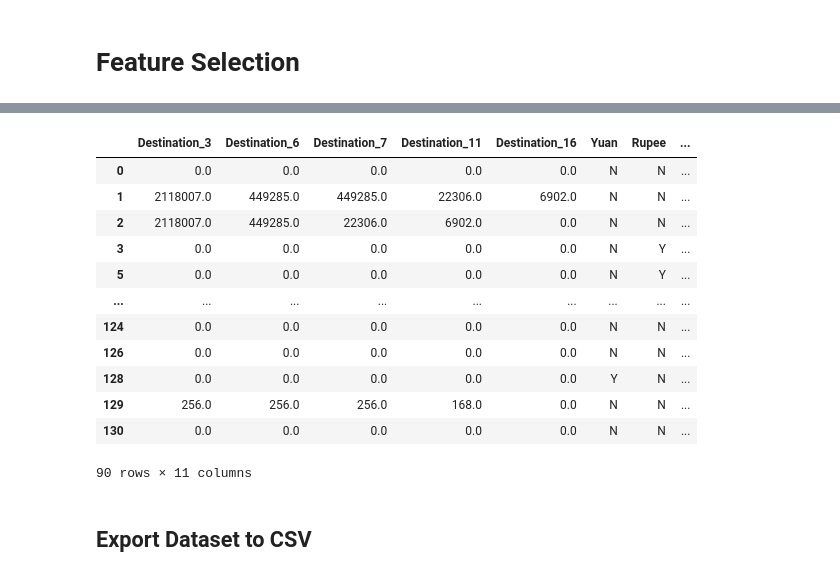
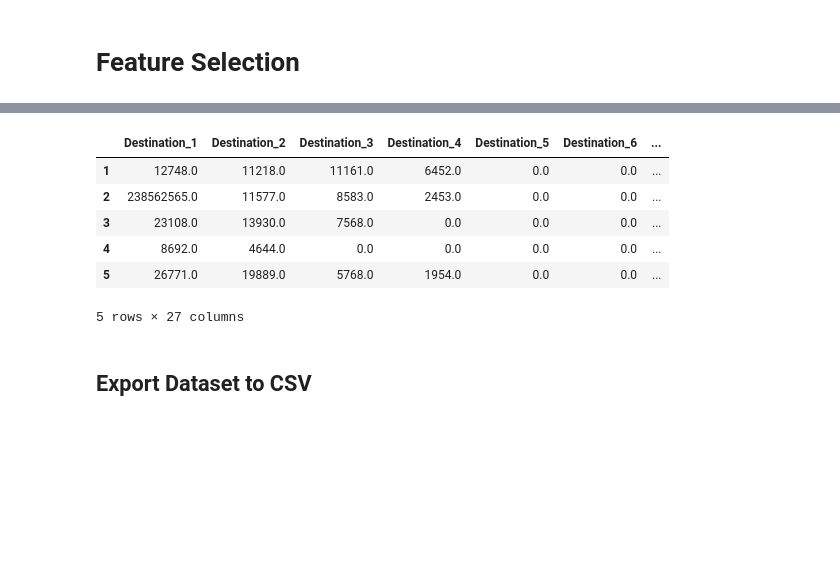
Before and after one commit to ahmabboud/difussion_bootcamp, a Jupyter notebook: deloitte_team/single_table_synthesis/tabsyn_aml_implementation_FS1.ipynb, the cells around one changed output, grey strips where cells are left out. Saved outputs shown, nothing was run; the diff lists cells and outputs as text; code cells hidden in the pictures; blank space fills up the shorter version.

```diff
--- a/deloitte_team/single_table_synthesis/tabsyn_aml_implementation_FS1.ipynb
+++ b/deloitte_team/single_table_synthesis/tabsyn_aml_implementation_FS1.ipynb
@@ -79,7 +82,7 @@ from scripts.process_dataset import process_data
 # %%
 import pandas as pd
 
-df = pd.read_csv('/h/ws_aabboud/diffusion_model_bootcamp/deloitte_team/single_table_synthesis/data/raw_data/IBM_AML_FeatureEngineered_FS1/flattened_sample.csv')
+df = pd.read_csv('data/raw_data/IBM_AML_FeatureEngineered_FS1_raw.csv')
 df=df.dropna()
 # Ignore the The Patern ID and The Source columns
 df=df.iloc[::,2::]
@@ -115,5 +117,0 @@ memory usage: 26.7+ KB
-# %%
-# For Test purpose
-df["Is_FanOut"]=np.random.choice(['Y', 'N'], size=len(df))
-
-df.head(5)
@@ -244,20 +223,16 @@ Important columns: ['Destination_3', 'Destination_6', 'Destination_7', 'Destinat
 # %%
 # Select only important columns
-# df= df[important_cols + ['Is_FanOut']]
+df= df[important_cols + ['Is_FanOut']]
-# %% [output]
-|  | Destination_3 | Destination_6 | Destination_7 | Destination_11 | Destination_16 | Yuan | Rupee | ... |
-| 0 | 0.0 | 0.0 | 0.0 | 0.0 | 0.0 | N | N | ... |
-| 1 | 2118007.0 | 449285.0 | 449285.0 | 22306.0 | 6902.0 | N | N | ... |
-| 2 | 2118007.0 | 449285.0 | 22306.0 | 6902.0 | 0.0 | N | N | ... |
-| 3 | 0.0 | 0.0 | 0.0 | 0.0 | 0.0 | N | Y | ... |
-| 5 | 0.0 | 0.0 | 0.0 | 0.0 | 0.0 | N | Y | ... |
-| ... | ... | ... | ... | ... | ... | ... | ... | ... |
-| 124 | 0.0 | 0.0 | 0.0 | 0.0 | 0.0 | N | N | ... |
-| 126 | 0.0 | 0.0 | 0.0 | 0.0 | 0.0 | N | N | ... |
-| 128 | 0.0 | 0.0 | 0.0 | 0.0 | 0.0 | Y | N | ... |
-| 129 | 256.0 | 256.0 | 256.0 | 168.0 | 0.0 | N | N | ... |
-| 130 | 0.0 | 0.0 | 0.0 | 0.0 | 0.0 | N | N | ... |
-90 rows × 11 columns
+# %%
+df.head()
+# %% [output]
+|  | Destination_1 | Destination_2 | Destination_3 | Destination_4 | Destination_5 | Destination_6 | ... |
+| 1 | 12748.0 | 11218.0 | 11161.0 | 6452.0 | 0.0 | 0.0 | ... |
+| 2 | 238562565.0 | 11577.0 | 8583.0 | 2453.0 | 0.0 | 0.0 | ... |
+| 3 | 23108.0 | 13930.0 | 7568.0 | 0.0 | 0.0 | 0.0 | ... |
+| 4 | 8692.0 | 4644.0 | 0.0 | 0.0 | 0.0 | 0.0 | ... |
+| 5 | 26771.0 | 19889.0 | 5768.0 | 1954.0 | 0.0 | 0.0 | ... |
+5 rows × 27 columns
 # %% [markdown]
 ## Export Dataset to CSV
 # %%
```
Also changed, not shown: parts of 17 cells of this notebook, 1 other file.
